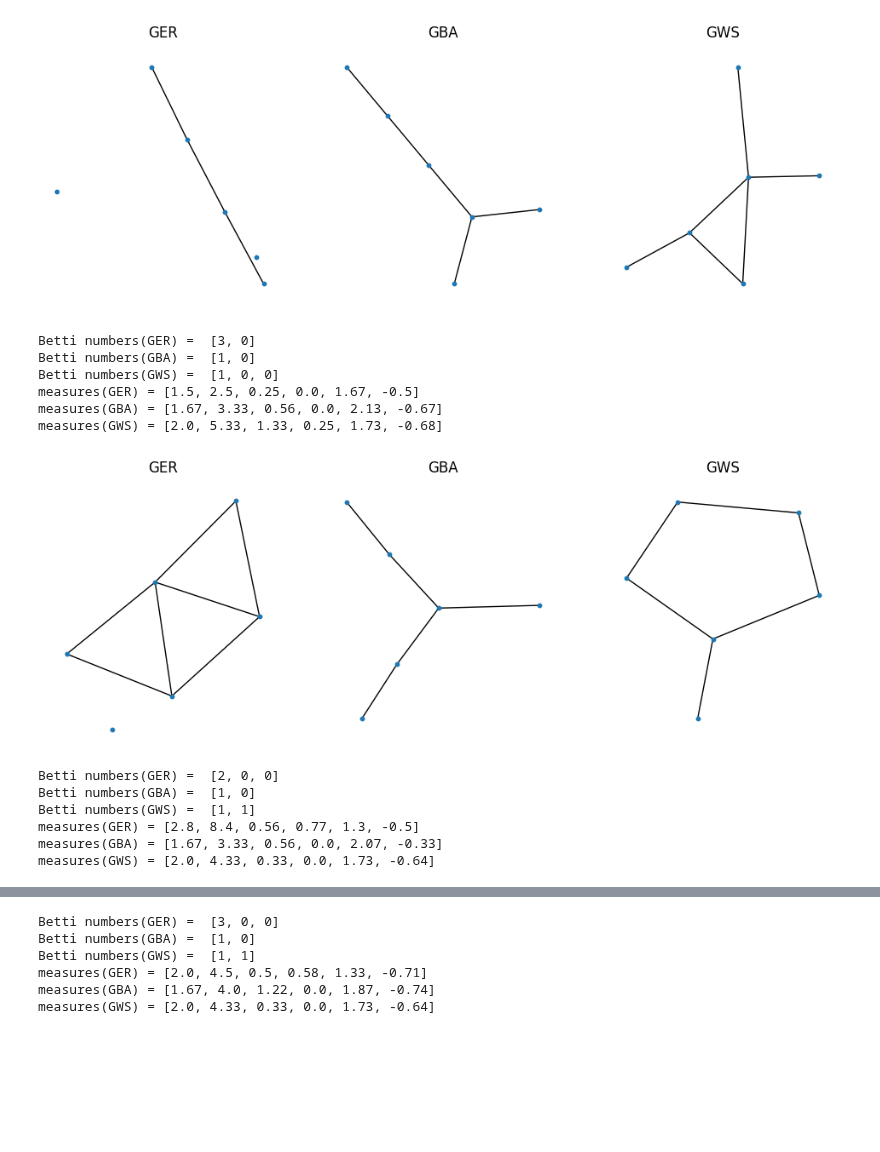
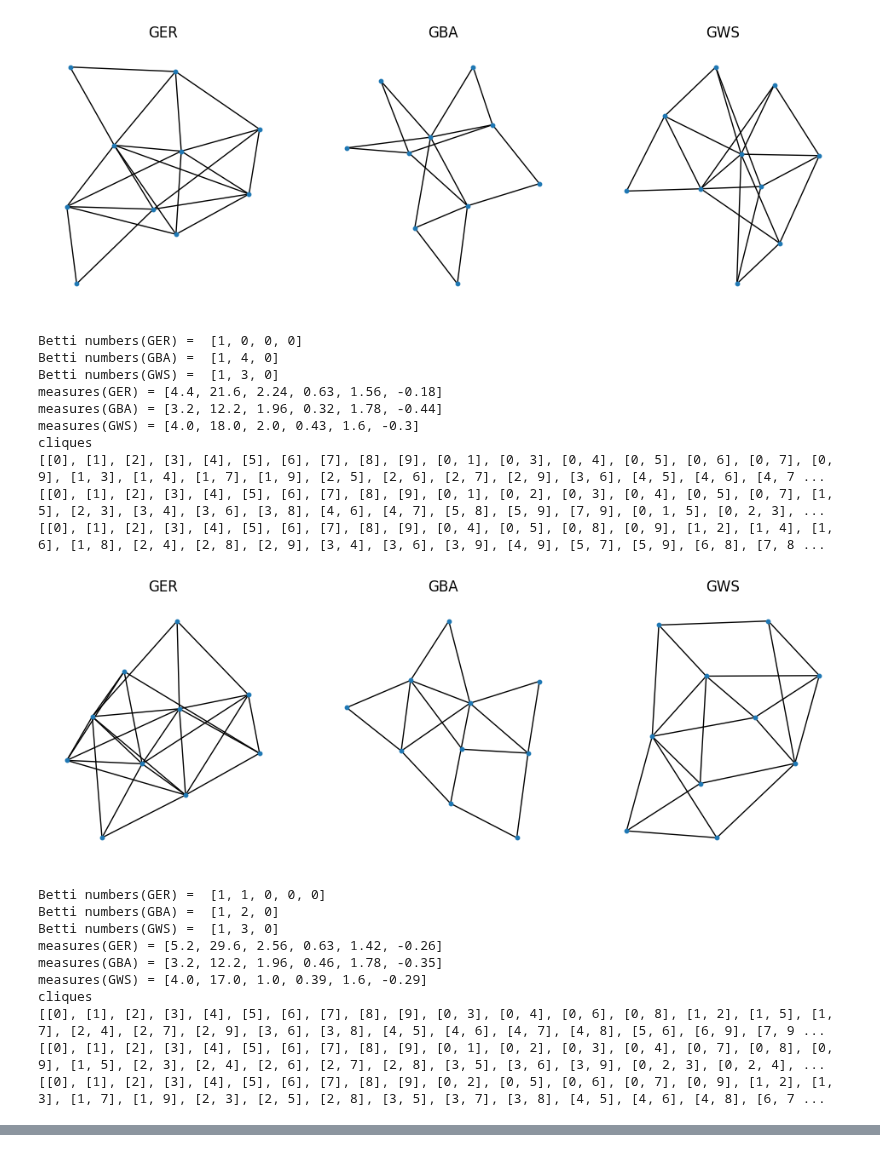
Before and after one commit to JunioCesarFerreira/ComplexNetworks, a Jupyter notebook: Studing/studing_3_homology.ipynb, the cells around one changed output, grey strips where cells are left out. Cells and saved outputs as stored; diff of their text form; code cells hidden in the pictures; blank space fills up the shorter version.

```diff
--- a/Studing/studing_3_homology.ipynb
+++ b/Studing/studing_3_homology.ipynb
@@ -68,8 +70,8 @@ import networkx as nx
 import gudhi
 
 # Parâmetros dados
-n_nodes = 6
-av_degree = 2
+n_nodes = 10
+av_degree = 5
 
 # Parâmetros calculados
 p = av_degree/(n_nodes-1)
@@ -94,10 +96,10 @@ for i in range(0,3):
     ba_cliques = list(nx.enumerate_all_cliques(GBA))
     ws_cliques = list(nx.enumerate_all_cliques(GWS))
 
-    print("cliques")
-    print(er_cliques)
-    print(ba_cliques)
-    print(ws_cliques)
+    #print("cliques")
+    #print(er_cliques)
+    #print(ba_cliques)
+    #print(ws_cliques)
 
     # Criar o complexo simplicial a partir das listas de cliques
     er_complex = gudhi.SimplexTree()
@@ -156,14 +162,22 @@ for i in range(0,3):
-[figure, old version]
+[figure, new version]
-Betti numbers(GER) =  [3, 0]
-Betti numbers(GBA) =  [1, 0]
-Betti numbers(GWS) =  [1, 0, 0]
-measures(GER) = [1.5, 2.5, 0.25, 0.0, 1.67, -0.5]
-measures(GBA) = [1.67, 3.33, 0.56, 0.0, 2.13, -0.67]
-measures(GWS) = [2.0, 5.33, 1.33, 0.25, 1.73, -0.68]
+Betti numbers(GER) =  [1, 0, 0, 0]
+Betti numbers(GBA) =  [1, 4, 0]
+Betti numbers(GWS) =  [1, 3, 0]
+measures(GER) = [4.4, 21.6, 2.24, 0.63, 1.56, -0.18]
+measures(GBA) = [3.2, 12.2, 1.96, 0.32, 1.78, -0.44]
+measures(GWS) = [4.0, 18.0, 2.0, 0.43, 1.6, -0.3]
+cliques
+[[0], [1], [2], [3], [4], [5], [6], [7], [8], [9], [0, 1], [0, 3], [0, 4], [0, 5], [0, 6], [0, 7], [0, 9], [1, 3], [1, 4], [1, 7], [1, 9], [2, 5], [2, 6], [2, 7], [2, 9], [3, 6], [4, 5], [4, 6], [4, 7 ...
+[[0], [1], [2], [3], [4], [5], [6], [7], [8], [9], [0, 1], [0, 2], [0, 3], [0, 4], [0, 5], [0, 7], [1, 5], [2, 3], [3, 4], [3, 6], [3, 8], [4, 6], [4, 7], [5, 8], [5, 9], [7, 9], [0, 1, 5], [0, 2, 3], ...
+[[0], [1], [2], [3], [4], [5], [6], [7], [8], [9], [0, 4], [0, 5], [0, 8], [0, 9], [1, 2], [1, 4], [1, 6], [1, 8], [2, 4], [2, 8], [2, 9], [3, 4], [3, 6], [3, 9], [4, 9], [5, 7], [5, 9], [6, 8], [7, 8 ...
-[figure, old version]
+[figure, new version]
-Betti numbers(GER) =  [2, 0, 0]
-Betti numbers(GBA) =  [1, 0]
-Betti numbers(GWS) =  [1, 1]
-measures(GER) = [2.8, 8.4, 0.56, 0.77, 1.3, -0.5]
-measures(GBA) = [1.67, 3.33, 0.56, 0.0, 2.07, -0.33]
-measures(GWS) = [2.0, 4.33, 0.33, 0.0, 1.73, -0.64]
+Betti numbers(GER) =  [1, 1, 0, 0, 0]
+Betti numbers(GBA) =  [1, 2, 0]
+Betti numbers(GWS) =  [1, 3, 0]
+measures(GER) = [5.2, 29.6, 2.56, 0.63, 1.42, -0.26]
+measures(GBA) = [3.2, 12.2, 1.96, 0.46, 1.78, -0.35]
+measures(GWS) = [4.0, 17.0, 1.0, 0.39, 1.6, -0.29]
+cliques
+[[0], [1], [2], [3], [4], [5], [6], [7], [8], [9], [0, 3], [0, 4], [0, 6], [0, 8], [1, 2], [1, 5], [1, 7], [2, 4], [2, 7], [2, 9], [3, 6], [3, 8], [4, 5], [4, 6], [4, 7], [4, 8], [5, 6], [6, 9], [7, 9 ...
+[[0], [1], [2], [3], [4], [5], [6], [7], [8], [9], [0, 1], [0, 2], [0, 3], [0, 4], [0, 7], [0, 8], [0, 9], [1, 5], [2, 3], [2, 4], [2, 6], [2, 7], [2, 8], [3, 5], [3, 6], [3, 9], [0, 2, 3], [0, 2, 4], ...
+[[0], [1], [2], [3], [4], [5], [6], [7], [8], [9], [0, 2], [0, 5], [0, 6], [0, 7], [0, 9], [1, 2], [1, 3], [1, 7], [1, 9], [2, 3], [2, 5], [2, 8], [3, 5], [3, 7], [3, 8], [4, 5], [4, 6], [4, 8], [6, 7 ...
@@ -171,6 +184,0 @@ measures(GWS) = [2.0, 4.33, 0.33, 0.0, 1.73, -0.64]
-Betti numbers(GER) =  [3, 0, 0]
-Betti numbers(GBA) =  [1, 0]
-Betti numbers(GWS) =  [1, 1]
-measures(GER) = [2.0, 4.5, 0.5, 0.58, 1.33, -0.71]
-measures(GBA) = [1.67, 4.0, 1.22, 0.0, 1.87, -0.74]
-measures(GWS) = [2.0, 4.33, 0.33, 0.0, 1.73, -0.64]
```
Also changed, not shown: parts of 2 cells of this notebook, 1 other file.
